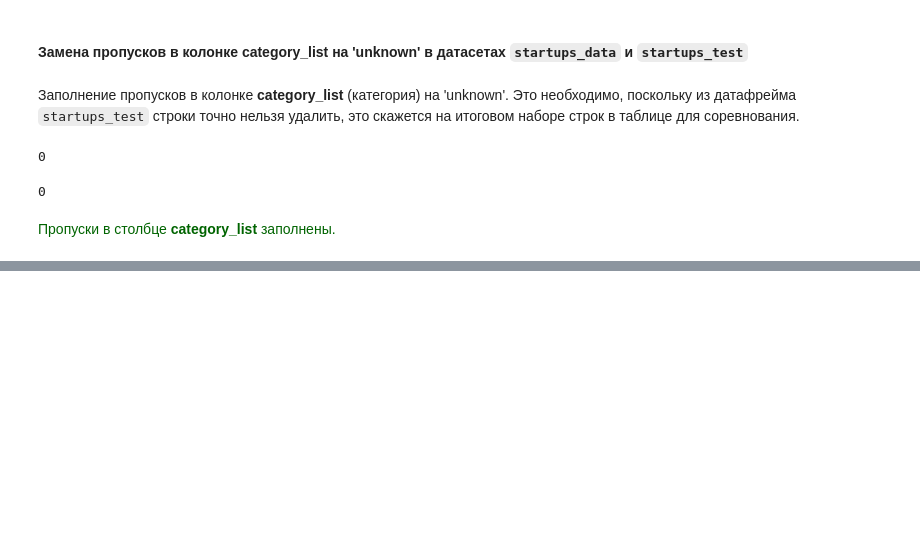
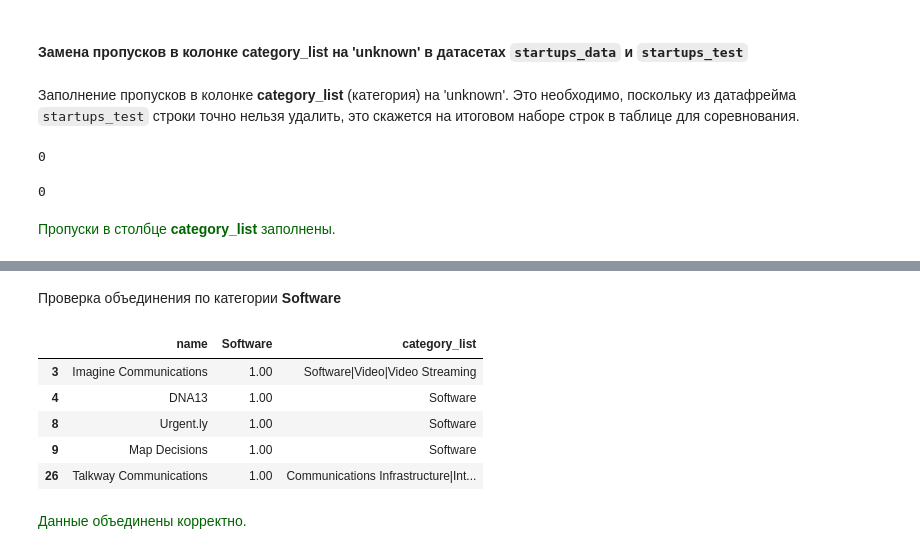
Before and after one commit to andrew-tvorogov/practicum_masterskaya_1, a Jupyter notebook: practicum_startups.ipynb, the cells around one changed output, grey strips where cells are left out. Drawn from its saved outputs; the diff is of its cells as text; code cells hidden in the pictures; blank space fills up the shorter version.

```diff
--- a/practicum_startups.ipynb
+++ b/practicum_startups.ipynb
@@ -562,0 +734,15 @@ startups_test['category_list'].isna().sum()
+# %% [markdown]
+Проверка объединения по категории **Software**
+# %%
+(startups_test_categorized[startups_test_categorized['category_list']
+     .str.contains('Software', na=False)][['name', 'Software', 'category_list']]
+     .head(5))
+# %% [output]
+|  | name | Software | category_list |
+| 3 | Imagine Communications | 1.00 | Software|Video|Video Streaming |
+| 4 | DNA13 | 1.00 | Software |
+| 8 | Urgent.ly | 1.00 | Software |
+| 9 | Map Decisions | 1.00 | Software |
+| 26 | Talkway Communications | 1.00 | Communications Infrastructure|Int... |
+# %% [markdown]
+<span style="color: darkgreen">Данные объединены корректно.</span>
```
Also changed, not shown: parts of 40 cells of this notebook.
